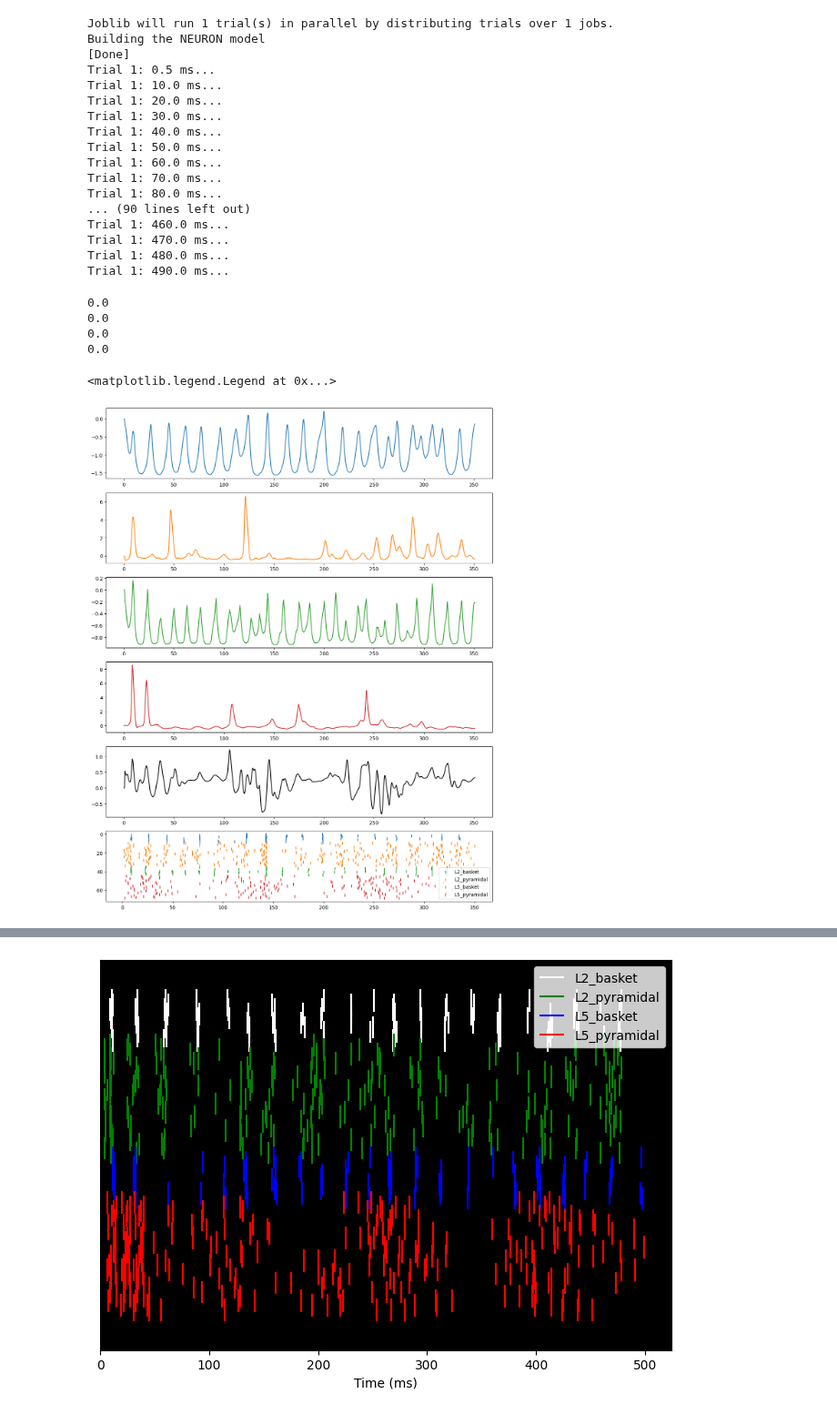
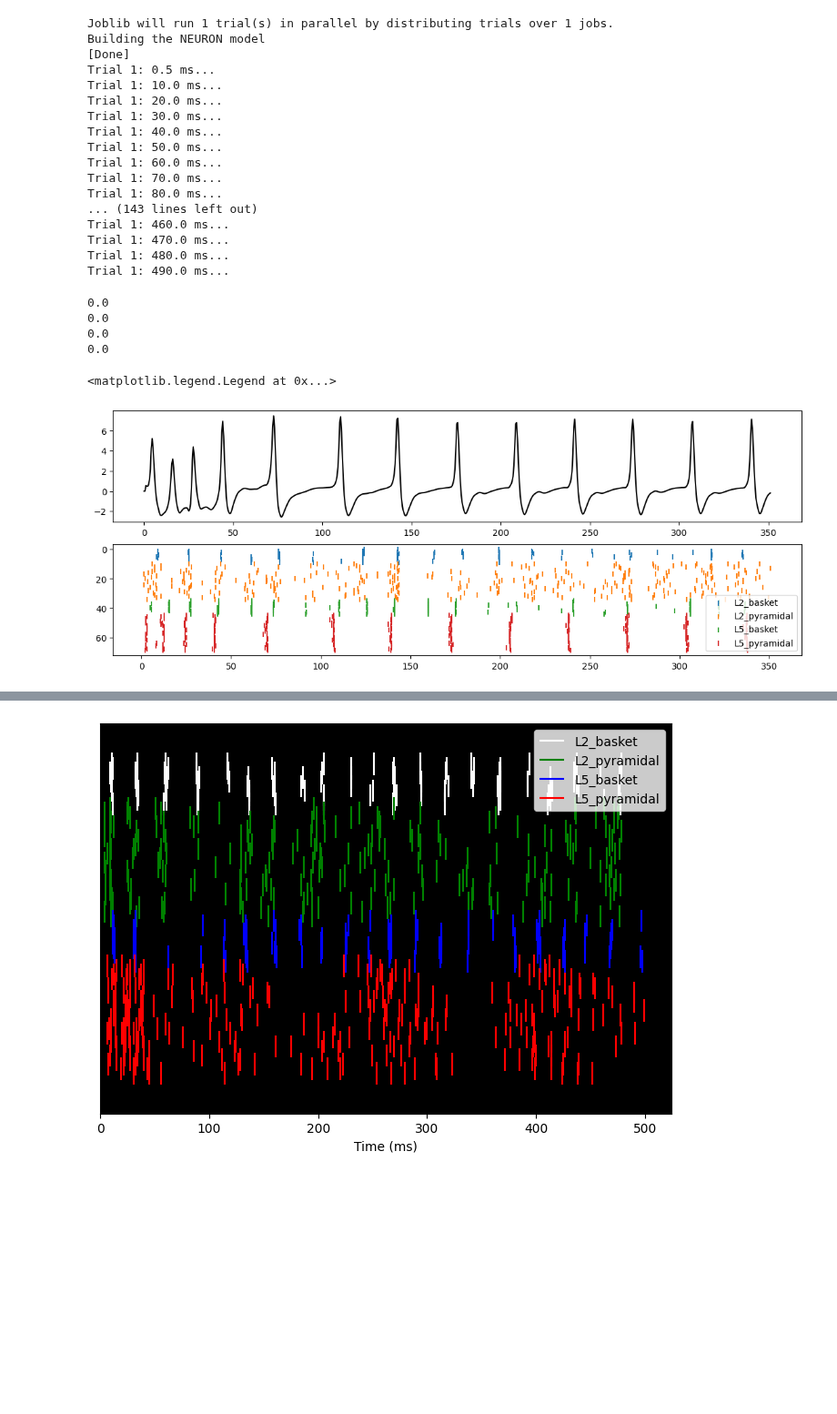
Before and after one commit to ntolley/bayesian_surrogates, a Jupyter notebook: surrogate_hnn_compare.ipynb, the cells around one changed output, grey strips where cells are left out. Shown at 91% size. Saved outputs shown, nothing was run; the diff lists cells and outputs as text; code cells hidden in the pictures; blank space fills up the shorter version.

```diff
--- a/surrogate_hnn_compare.ipynb
+++ b/surrogate_hnn_compare.ipynb
@@ -96,14 +93,23 @@ net.add_poisson_drive(
 # %%
 # %%capture
 dt = 0.5
+tstop = 500
+
 net_drive = net.copy()
 net_drive.clear_connectivity()
 net_connectivity = net.copy()
-dpl_drive = simulate_dipole(net_drive, dt=dt, tstop=500, record_vsec='all', record_isec='all', record_dcell=True)
-dpl_connectivity = simulate_dipole(net_connectivity, dt=dt, tstop=500, record_vsec='all', record_isec='all', record_dcell=True)
+net_connectivity_modified = net.copy()
+net_connectivity_modified.connectivity[3]['nc_dict']['A_weight'] = 0.05
+
+
+dpl_drive = simulate_dipole(net_drive, dt=dt, tstop=tstop, record_vsec='all', record_isec='all', record_dcell=True)
+dpl_connectivity = simulate_dipole(net_connectivity, dt=dt, tstop=tstop, record_vsec='all', record_isec='all', record_dcell=True)
+dpl_connectivity_modified = simulate_dipole(net_connectivity_modified, dt=dt, tstop=tstop, record_vsec='all', record_isec='all', record_dcell=True)
+
 
 network_data_drive = Network_Data(net_drive, soma_filter=True)
 network_data_connectivity = Network_Data(net_connectivity, soma_filter=True)
+network_data_connectivity_modified = Network_Data(net_connectivity_modified, soma_filter=True)
 # %% [output]
 Joblib will run 1 trial(s) in parallel by distributing trials over 1 jobs.
 Building the NEURON model
@@ -117,7 +123,7 @@ Trial 1: 50.0 ms...
 Trial 1: 60.0 ms...
 Trial 1: 70.0 ms...
 Trial 1: 80.0 ms...
-... (90 lines left out)
+... (143 lines left out)
 Trial 1: 460.0 ms...
 Trial 1: 470.0 ms...
 Trial 1: 480.0 ms...
@@ -362,7 +368,7 @@ spike_fn  = SurrGradSpike.apply
 
 #     return out
 # %%
-model = model_network(net, model_dict, dataset_dict, network_data_connectivity, device=device, bidirectional=False)
+model = model_network(net, model_dict, dataset_dict, network_data_connectivity_modified, device=device, bidirectional=False)
 # %%
 # Make input spike dict initialized with prox/distal noisy drive
 input_spike_dict = dict()
@@ -385,36 +391,33 @@ dpl = pred_y[1][:,:,1].mean(axis=1) + pred_y[3][:,:,1].mean(axis=1)
 dpl_l2 = pred_y[1][:,:,1].mean(axis=1)
 dpl_l5 = pred_y[3][:,:,1].mean(axis=1)
 # %%
-plt.figure(figsize=(14, 18))
+plt.figure(figsize=(14, 5))
 for idx, cell_type in enumerate(['L2_basket', 'L2_pyramidal', 'L5_basket', 'L5_pyramidal']):
     out = pred_y[idx][:,:,0].detach().cpu().numpy()
 
-    plt.subplot(6, 1, idx+1)
     pred_trace = out[:,0]
-    plt.plot(np.linspace(0, pred_trace.size * 0.5, pred_trace.size), pred_trace, c=f'C{idx}', label=cell_type)
-
     threshold = model.threshold_dict[cell_type].detach().cpu().numpy()
     print(threshold)
 
     cell_spikes = (out > threshold) & (np.roll(out, 1, axis=0) < threshold)
     cell_spike_indices = np.where(cell_spikes > 0)
     offset =  list(net.gid_ranges[cell_type])[0]
 
-    plt.subplot(6, 1, 6)
+    plt.subplot(2, 1, 2)
     plt.scatter(cell_spike_indices[0] * 0.5, cell_spike_indices[1] + offset, c=f'C{idx}', marker='|', label=cell_type)
 
-plt.subplot(6,1,5)
+plt.subplot(2,1,1)
 dpl_trace = dpl_l5.detach().cpu().numpy()
 plt.plot(np.linspace(0, dpl_trace.size * 0.5, dpl_trace.size), dpl_trace, c='k', label='dpl')
 
-plt.subplot(6,1,6)
+plt.subplot(2,1,2)
 plt.gca().invert_yaxis()
 plt.legend()
 # %% [output]
 0.0
 0.0
 0.0
 0.0
 <matplotlib.legend.Legend at 0x...>
-[figure, old version]
+[figure, new version]
 # %%
```
Also changed, not shown: parts of 4 cells of this notebook, 7 other files.
